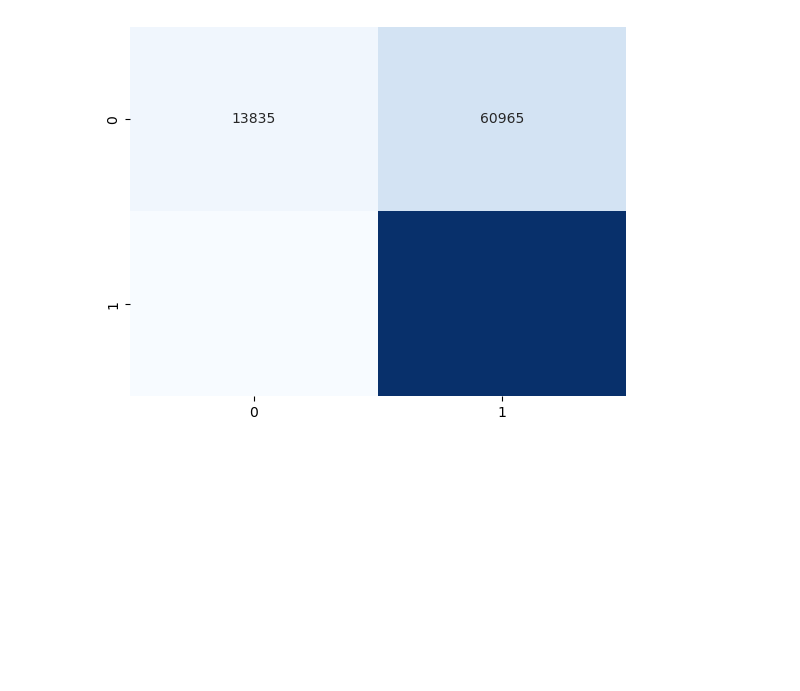
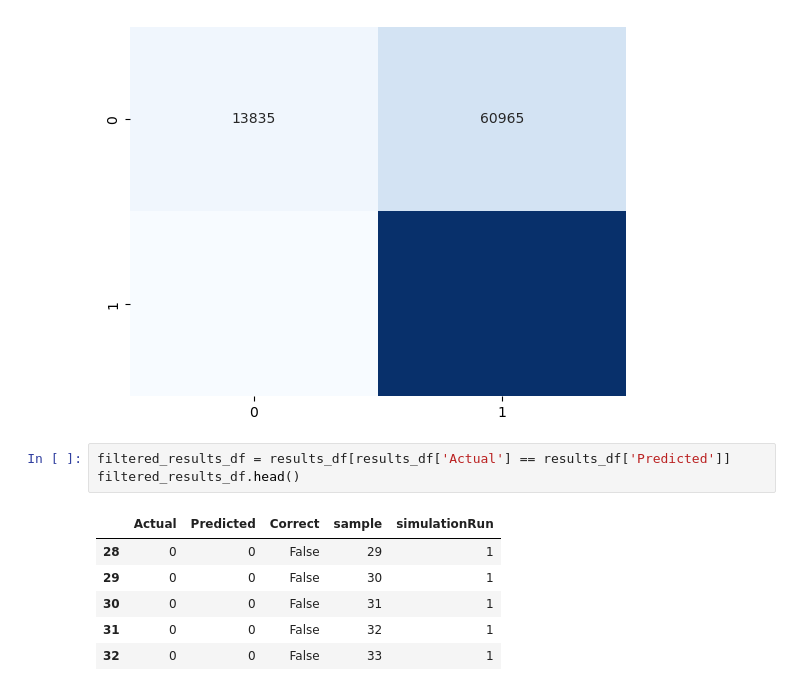
Before and after one commit to bns1808/MECE788Group1, a Jupyter notebook: main/RF and LSTM combined - TK.ipynb, the cells around one changed output. Drawn from its saved outputs; the diff is of its cells as text; blank space fills up the shorter version.

```diff
--- a/main/RF and LSTM combined - TK.ipynb
+++ b/main/RF and LSTM combined - TK.ipynb
@@ -218,3 +210,13 @@ Recall: 0.8398404255319148
 F1-Score: 0.7948568370715551
 Accuracy: 0.8398404255319148
 [figure]
+# %%
+filtered_results_df = results_df[results_df['Actual'] == results_df['Predicted']]
+filtered_results_df.head()
+# %% [output]
+|  | Actual | Predicted | Correct | sample | simulationRun |
+| 28 | 0 | 0 | False | 29 | 1 |
+| 29 | 0 | 0 | False | 30 | 1 |
+| 30 | 0 | 0 | False | 31 | 1 |
+| 31 | 0 | 0 | False | 32 | 1 |
+| 32 | 0 | 0 | False | 33 | 1 |
```
Also changed, not shown: parts of 12 cells of this notebook.
